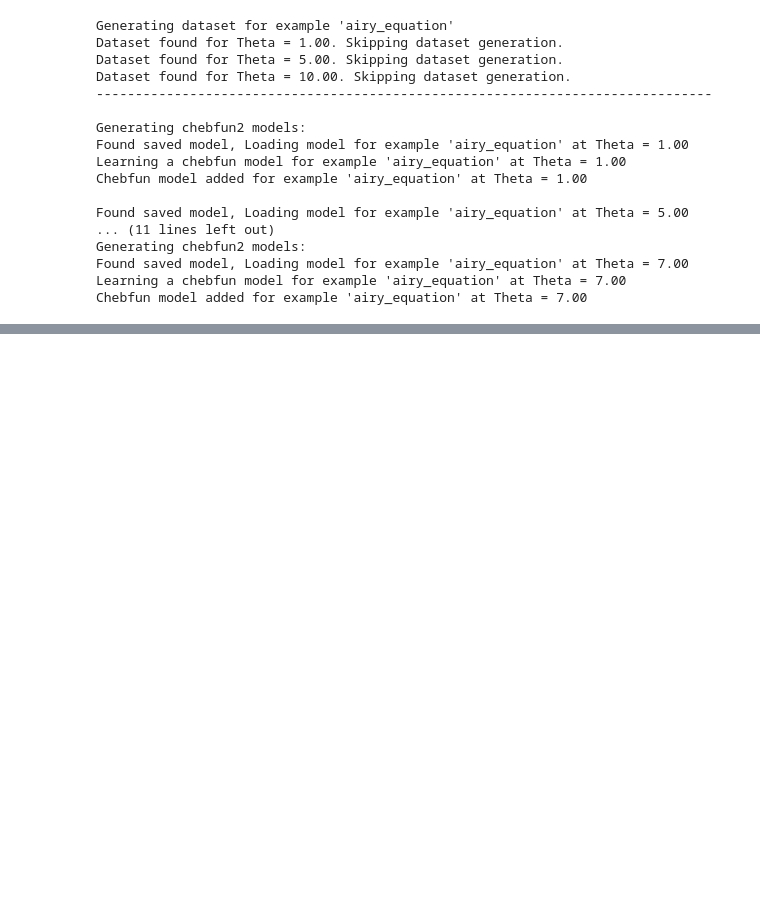
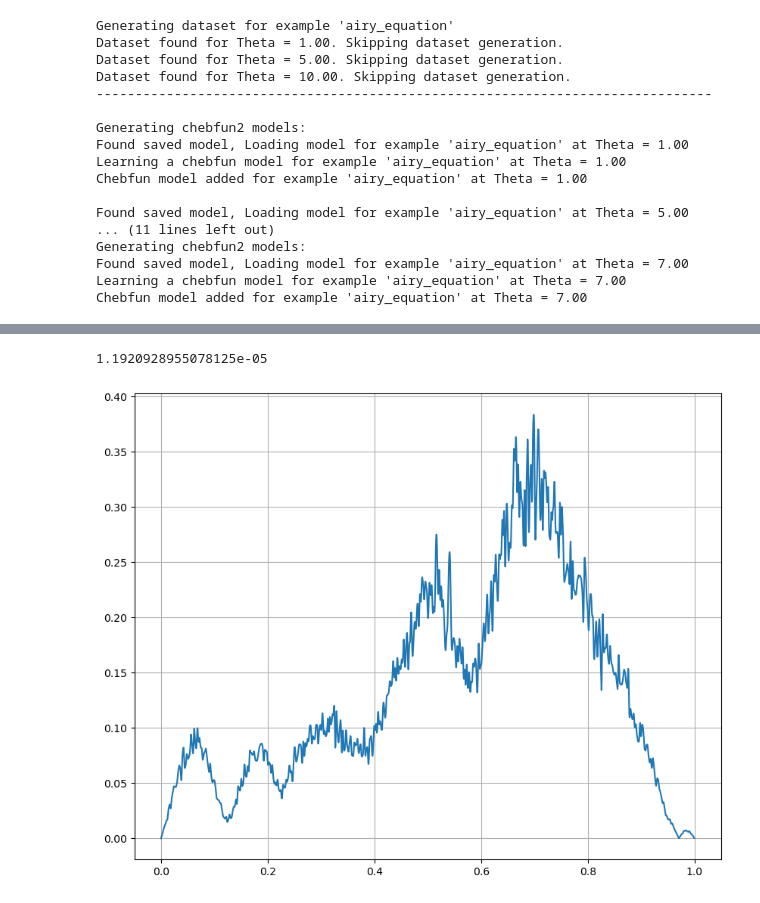
Before and after one commit to hsharsh/chebgreen, a Jupyter notebook: archived/test.ipynb, the cells around one changed output, grey strips where cells are left out. Saved outputs shown, nothing was run; the diff lists cells and outputs as text; code cells hidden in the pictures; blank space fills up the shorter version.

```diff
--- a/archived/test.ipynb
+++ b/archived/test.ipynb
@@ -64,0 +174,7 @@ error, uc, u0 = model.computeEmpiricalError(theta_, data)
+# %%
+fig = plt.figure(figsize = (10,8))
+absolute(u0).plot(fig = fig)
+plt.grid('on')
+# %% [output]
+1.1920928955078125e-05
+[figure, added]
```
Also changed, not shown: parts of 23 cells of this notebook, 49 other files.
